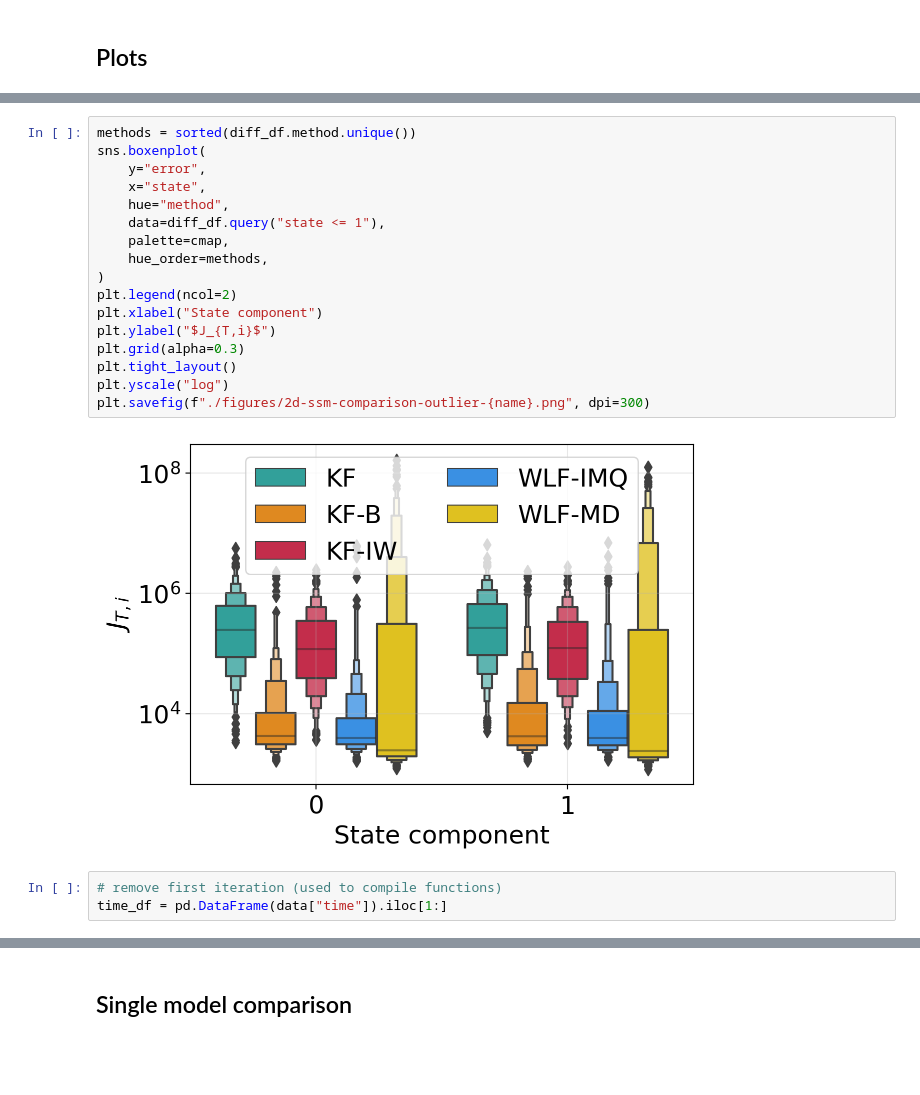
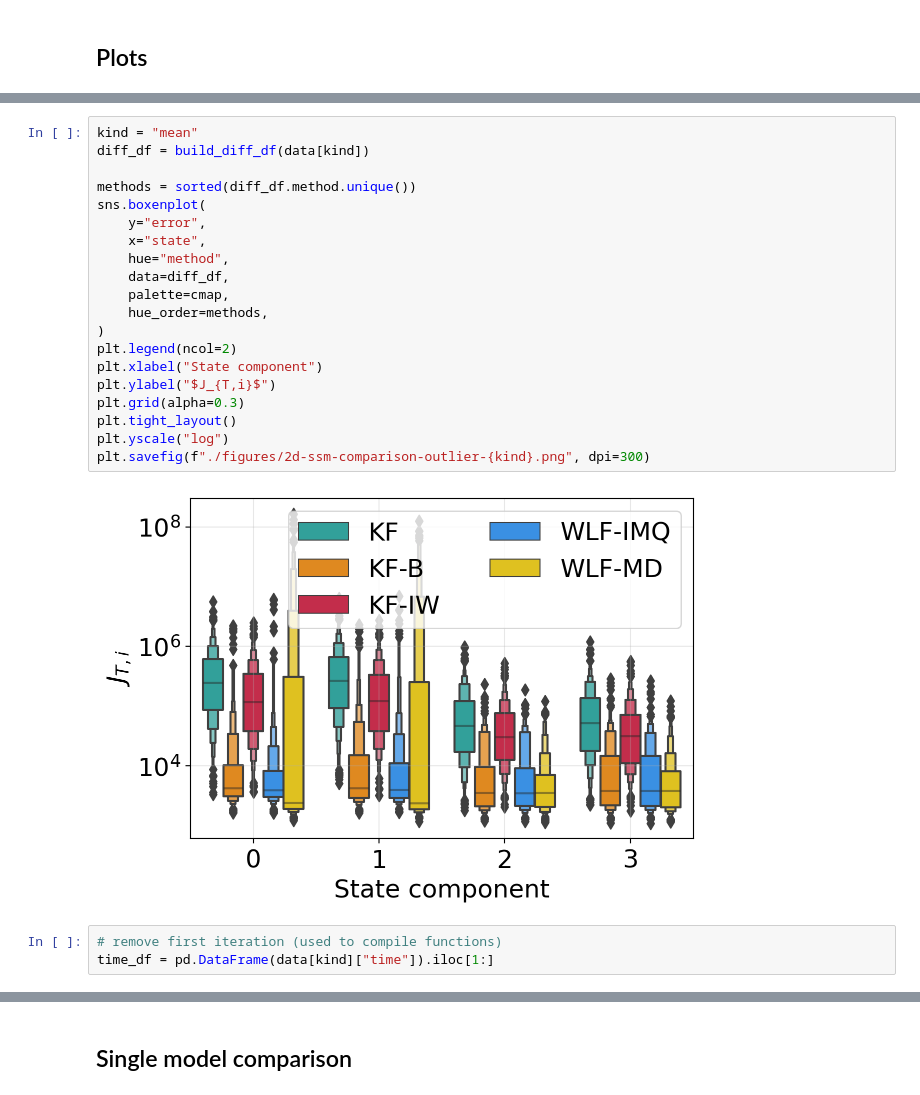
Before and after one commit to gerdm/weighted-likelihood-filter, a Jupyter notebook: experiments/2d-tracking-outlier-plot.ipynb, the cells around one changed output, grey strips where cells are left out. Drawn from its saved outputs; the diff is of its cells as text; blank space fills up the shorter version.

```diff
--- a/experiments/2d-tracking-outlier-plot.ipynb
+++ b/experiments/2d-tracking-outlier-plot.ipynb
@@ -68,23 +62,26 @@ diff_df["kind"] = name
-# %%
-methods = sorted(diff_df.method.unique())
-sns.boxenplot(
-    y="error",
-    x="state",
-    hue="method",
-    data=diff_df.query("state <= 1"),
-    palette=cmap,
-    hue_order=methods,
-)
-plt.legend(ncol=2)
-plt.xlabel("State component")
-plt.ylabel("$J_{T,i}$")
-plt.grid(alpha=0.3)
-plt.tight_layout()
-plt.yscale("log")
-plt.savefig(f"./figures/2d-ssm-comparison-outlier-{name}.png", dpi=300)
-# %% [output]
-[figure, removed]
+# %%
+kind = "mean"
+diff_df = build_diff_df(data[kind])
+
+methods = sorted(diff_df.method.unique())
+sns.boxenplot(
+    y="error",
+    x="state",
+    hue="method",
+    data=diff_df,
+    palette=cmap,
+    hue_order=methods,
+)
+plt.legend(ncol=2)
+plt.xlabel("State component")
+plt.ylabel("$J_{T,i}$")
+plt.grid(alpha=0.3)
+plt.tight_layout()
+plt.yscale("log")
+plt.savefig(f"./figures/2d-ssm-comparison-outlier-{kind}.png", dpi=300)
+# %% [output]
+[figure, added]
 # %%
 # remove first iteration (used to compile functions)
-time_df = pd.DataFrame(data["time"]).iloc[1:]
+time_df = pd.DataFrame(data[kind]["time"]).iloc[1:]
 # %%
```
Also changed, not shown: parts of 13 cells of this notebook, 1 other file.
